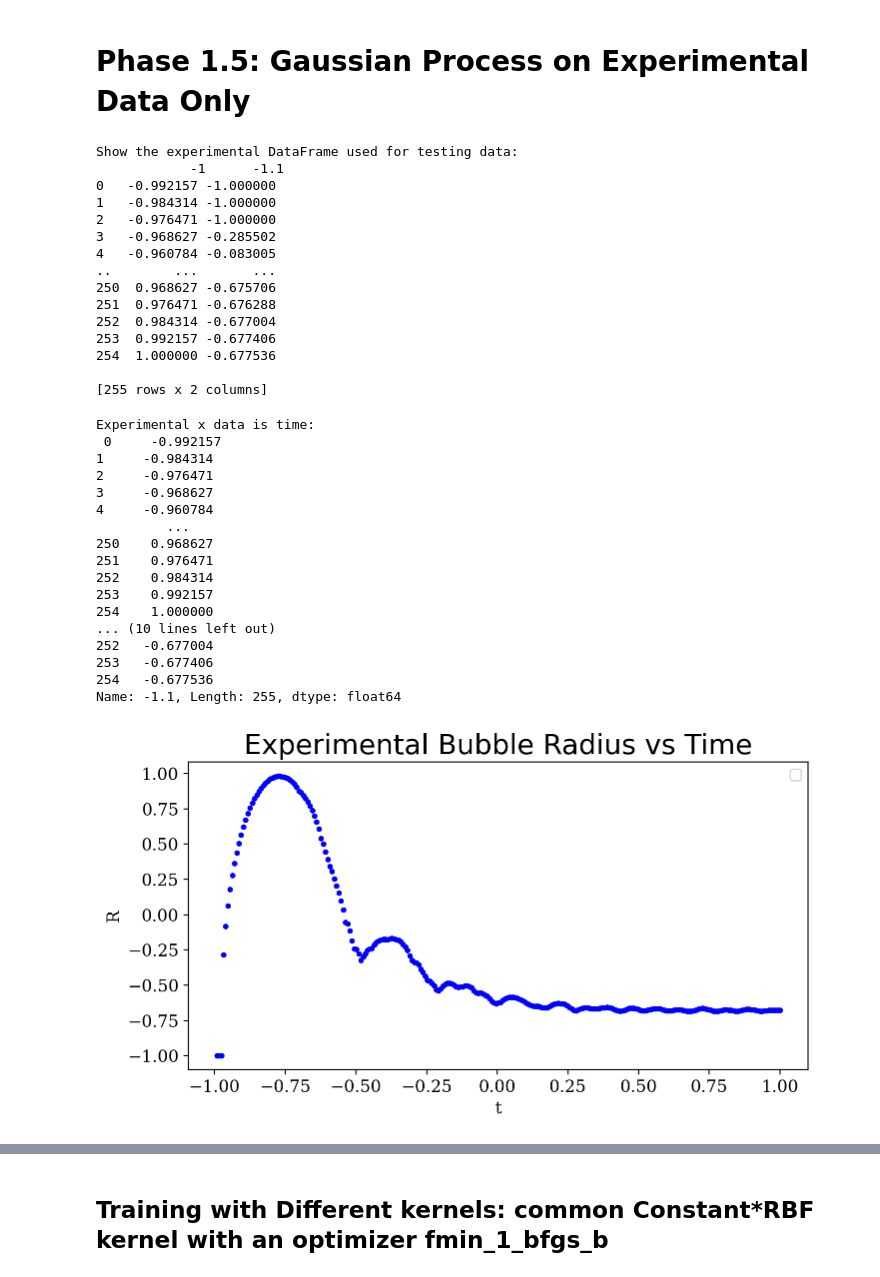
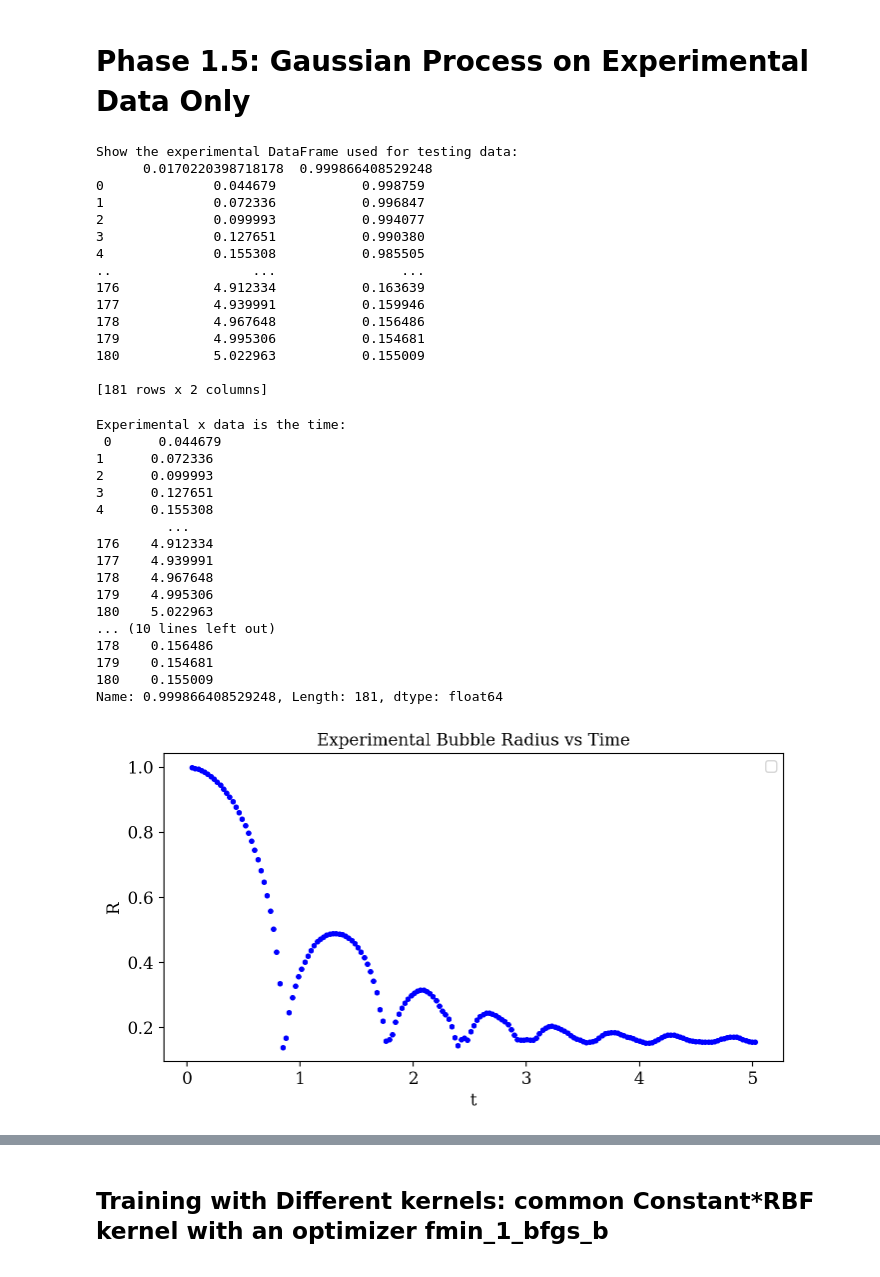
Before and after one commit to InertialMicrocavitationRheometry/IMRv2, a Jupyter notebook: analysis/3dasm_Project_singlefidelity.ipynb, the cells around one changed output, grey strips where cells are left out. Drawn from its saved outputs; the diff is of its cells as text; code cells hidden in the pictures.

```diff
--- a/analysis/3dasm_Project_singlefidelity.ipynb
+++ b/analysis/3dasm_Project_singlefidelity.ipynb
@@ -527,63 +551,63 @@ fig1
 # Phase 1.5: Gaussian Process on Experimental Data Only
 # %%
 #import experimental data from collaborators, pre-processing in matlab (including scaling)
-exp_df = pd.read_csv("../Experimental_Data_10PA_.06BIS.csv") # read pandas DataFrame
+exp_df = pd.read_csv("../normalized_unscaled_Experimental_Data_10PA_.06BIS.csv") # read pandas DataFrame
 print("Show the experimental DataFrame used for testing data:\n", exp_df)
 # %% [output]
 Show the experimental DataFrame used for testing data:
-            -1      -1.1
-0   -0.992157 -1.000000
-1   -0.984314 -1.000000
-2   -0.976471 -1.000000
-3   -0.968627 -0.285502
-4   -0.960784 -0.083005
-..        ...       ...
-250  0.968627 -0.675706
-251  0.976471 -0.676288
-252  0.984314 -0.677004
-253  0.992157 -0.677406
-254  1.000000 -0.677536
+      0.0170220398718178  0.999866408529248
+0              0.044679           0.998759
+1              0.072336           0.996847
+2              0.099993           0.994077
+3              0.127651           0.990380
+4              0.155308           0.985505
+..                  ...                ...
+176            4.912334           0.163639
+177            4.939991           0.159946
+178            4.967648           0.156486
+179            4.995306           0.154681
+180            5.022963           0.155009
 
-[255 rows x 2 columns]
+[181 rows x 2 columns]
 # %%
 Data_t_exp = exp_df.iloc[:,0]
 Data_R_exp = exp_df.iloc[:,1]
-print("Experimental x data is time:\n",Data_t_exp)
-print("Experimental Bubble Radius from camera one is:\n",Data_R_exp)
+print("Experimental x data is the time:\n",Data_t_exp)
+print("Experimental y data is the bubble radius from the camera:\n",Data_R_exp)
 # %% [output]
-Experimental x data is time:
- 0     -0.992157
-1     -0.984314
-2     -0.976471
-3     -0.968627
-4     -0.960784
+Experimental x data is the time:
+ 0      0.044679
+1      0.072336
+2      0.099993
+3      0.127651
+4      0.155308
          ...
-250    0.968627
-251    0.976471
-252    0.984314
-253    0.992157
-254    1.000000
+176    4.912334
+177    4.939991
+178    4.967648
+179    4.995306
+180    5.022963
 ... (10 lines left out)
-252   -0.677004
-253   -0.677406
-254   -0.677536
-Name: -1.1, Length: 255, dtype: float64
+178    0.156486
+179    0.154681
+180    0.155009
+Name: 0.999866408529248, Length: 181, dtype: float64
 # %%
 fig_exp_data, ax_exp_data = plt.subplots() # create a plot
 ax_exp_data.plot(Data_t_exp, Data_R_exp, 'b.')
 
 ax_exp_data.set_xlabel("t", font) # create x-axis label with font size 20
 ax_exp_data.set_ylabel("R", font) # create y-axis label with font size 20
 plt.xticks(fontname = "serif", fontsize=12)
 plt.yticks(fontname = "serif", fontsize=12)
-ax_exp_data.set_title("Experimental Bubble Radius vs Time", fontsize=20); # create title with font size 20
+ax_exp_data.set_title("Experimental Bubble Radius vs Time", font); # create title with font size 20
 
 handles, labels = ax_exp_data.get_legend_handles_labels()
 ax_exp_data.legend(handles, labels)
 plt.savefig("avg_exp_data.png", bbox_inches="tight")
 plt.show(fig_exp_data)
 # %% [output]
-[figure, old version]
+[figure, new version]
 # %%
 n_data = len(Data_t_exp) # number of points in our dataset
 testset_ratio = 0.75 # ratio of test set points from the dataset
```
Also changed, not shown: parts of 55 cells of this notebook, 22 other files.
